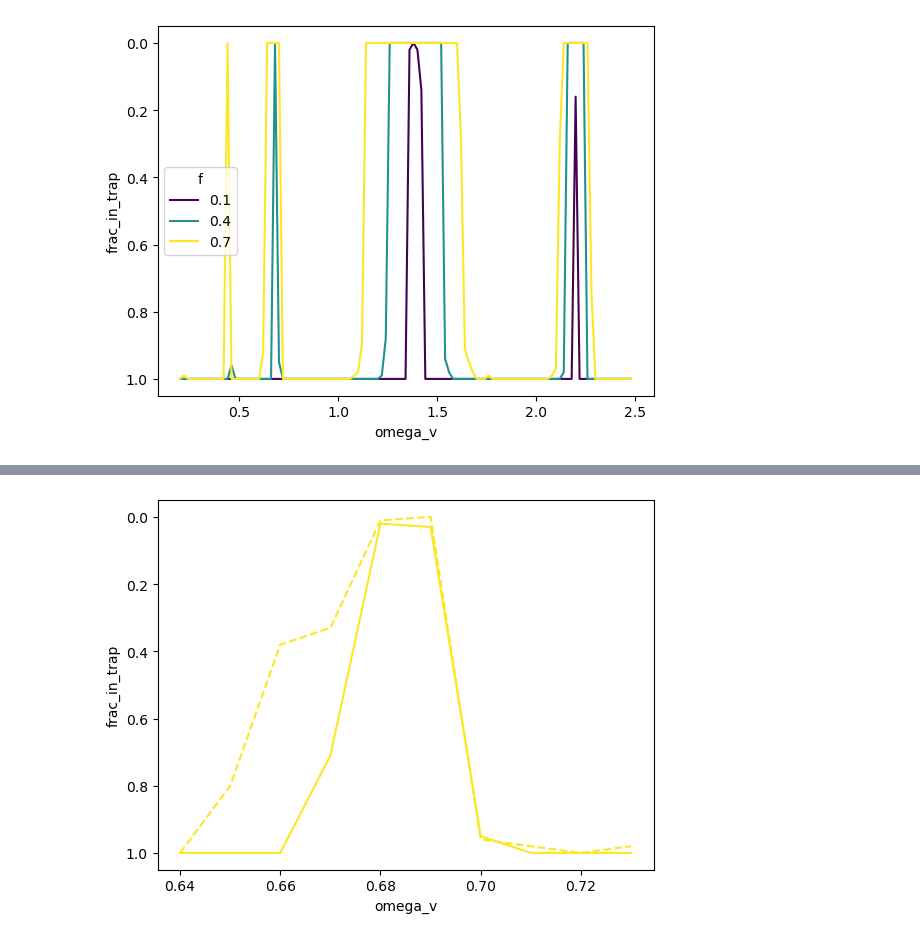
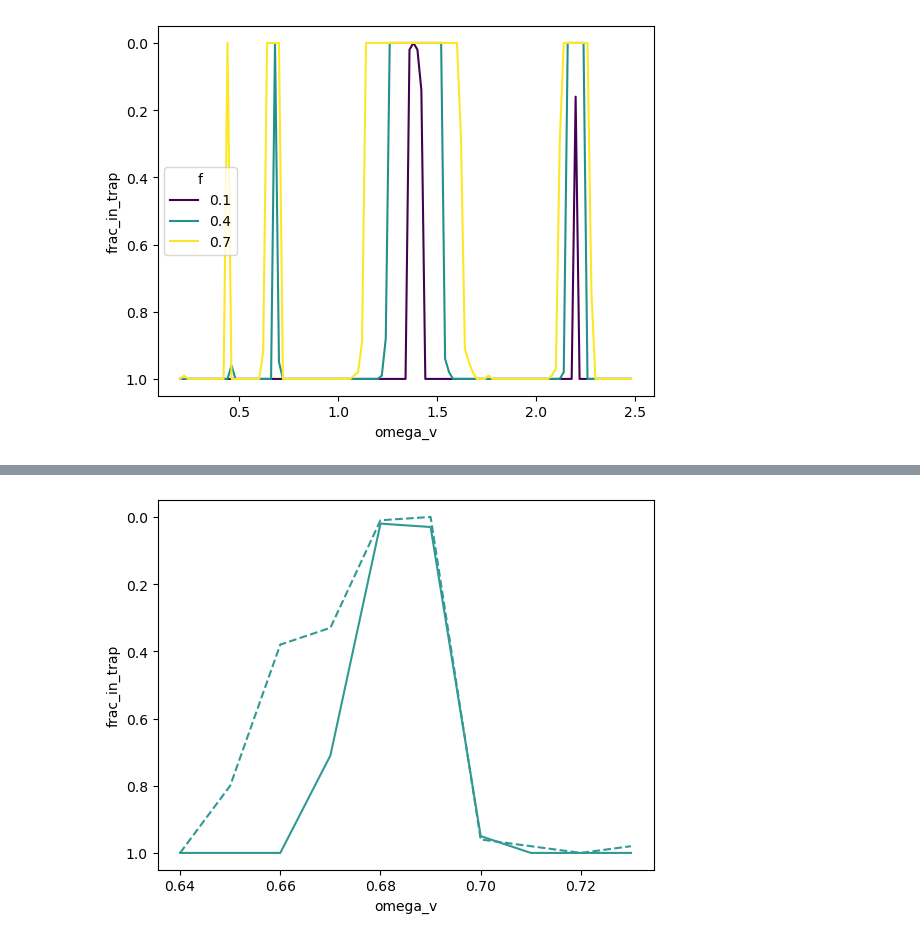
Before and after one commit to Johannesfjeldsaa/FYS3150_projects, a Jupyter notebook: Project3/solutions/plotting.ipynb, the cells around one changed output, grey strips where cells are left out. Drawn from its saved outputs; the diff is of its cells as text; code cells hidden in the pictures.

```diff
--- a/Project3/solutions/plotting.ipynb
+++ b/Project3/solutions/plotting.ipynb
@@ -403,28 +403,28 @@ print(lines)
 # %%
 with open(os.path.join(output_dir, 'problem_9.out'), 'r') as f:
     lines = f.readlines()
 
 lines = [line for indx, line in enumerate(lines) if indx != 11]
 
 df = pd.DataFrame([line.strip().split(",") for line in lines[1:]])
 df.columns = [col.strip() for col in lines[0].strip().split(",")]
 for col in df.columns:
     df[col] = df[col].astype(float)
 
 
 
 fig, ax = plt.subplots()
 linestyles = ['solid', 'dashed']
 for i in [0, 1]:
     plot_df = df[df['interactions'] == i]
     sns.lineplot(
         data=plot_df,
         x='omega_v',
         y='frac_in_trap',
         ax=ax,
-        color='#fce724',
+        color='#319993',
         linestyle=linestyles[i],
         )
 ax.invert_yaxis()
 # %% [output]
-[figure, old version]
+[figure, new version]
```
Also changed, not shown: parts of 9 cells of this notebook, 6 other files.
